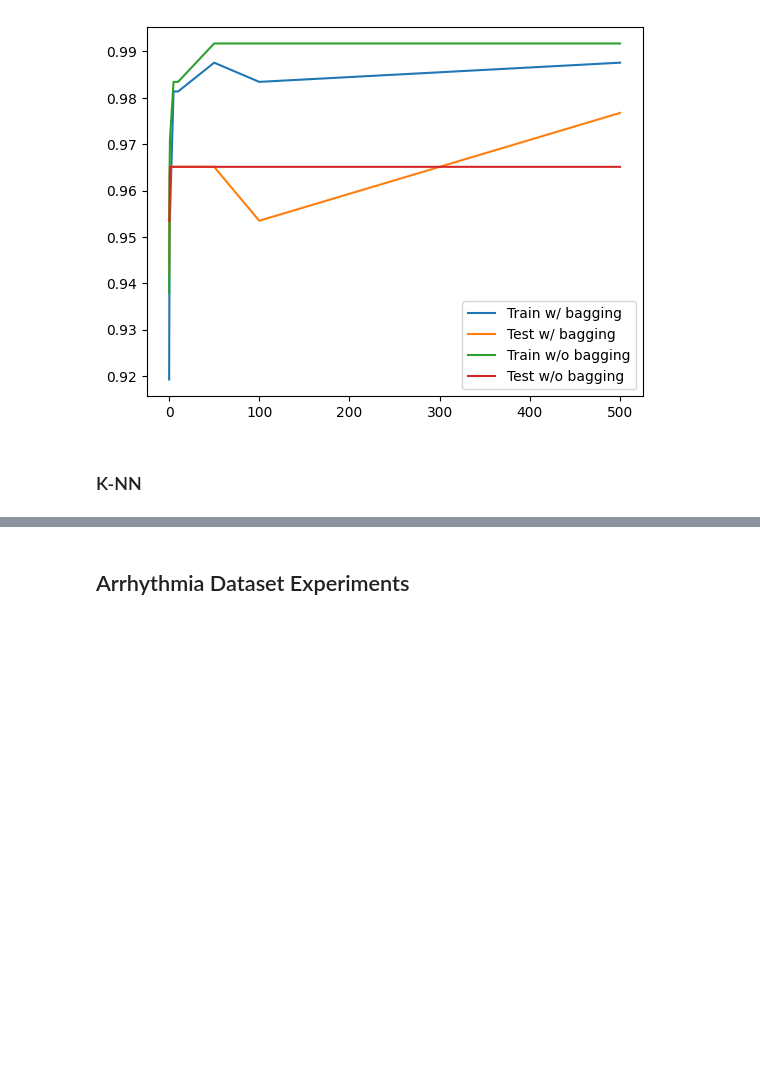
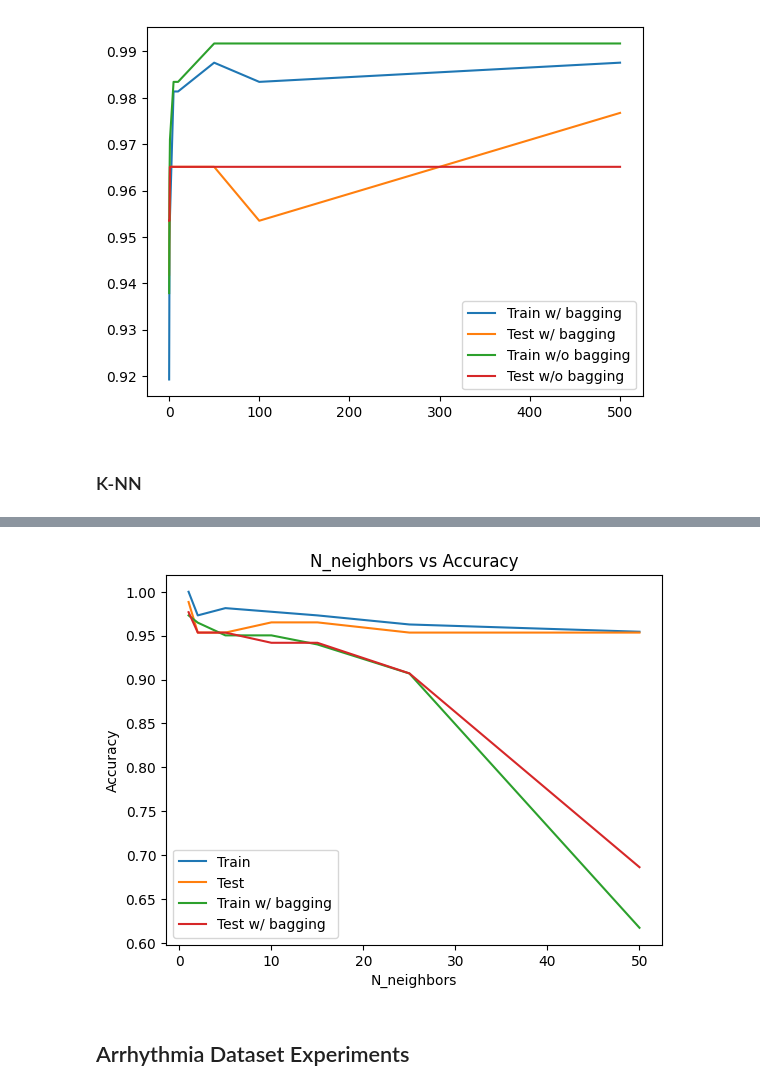
Before and after one commit to csci-567-project-KNQM/bagging-vs-boosting, a Jupyter notebook: main.ipynb, the cells around one changed output, grey strips where cells are left out. Cells and saved outputs as stored; diff of their text form; code cells hidden in the pictures; blank space fills up the shorter version.

Commit message:
Created two cases of kNN on WDBC w/ bagging

```diff
--- a/main.ipynb
+++ b/main.ipynb
@@ -24,14 +32,14 @@ def preprocess_data(X, y):
 dataset_names = ['wdbc', 'arrhythmia', 'darwin']
 dataset_arrays = []
 
-wdbc_data = pd.read_csv('./breast+cancer+wisconsin+diagnostic/wdbc.data', header=None).to_numpy()
+wdbc_data = pd.read_csv('/mnt/c/Users/joshi/USC/csci567-project/breast+cancer+wisconsin+diagnostic/wdbc.data', header=None).to_numpy()
 wdbc_X = wdbc_data[:, 2:31]
 wdbc_y = wdbc_data[:, 1]
 wdbc_processed_data = preprocess_data(wdbc_X, wdbc_y)
 dataset_arrays.append(wdbc_processed_data)
 
 
-arrythmia_data = pd.read_csv('./arrhythmia/arrhythmia.data', header=None).replace('?', np.nan).to_numpy()
+arrythmia_data = pd.read_csv('/mnt/c/Users/joshi/USC/csci567-project/arrhythmia/arrhythmia.data', header=None).replace('?', np.nan).to_numpy()
 # Fills in missing values
 imputer = SimpleImputer(missing_values=np.nan, strategy='mean')
 arrythmia_data = imputer.fit_transform(arrythmia_data)
@@ -398,7 +403,7 @@ Accuracy on train data: 0.9648033126293996
 Accuracy on test data: 0.9651162790697675
 # %%
-bagging_knn = BaggingClassifier(estimator=knn_wdbc, n_estimators=10, max_samples=60)
-bagging_knn.fit(wdbc_X_train, wdbc_y_train)
+bagging_knn = BaggingClassifier(estimator=knn_wdbc, n_estimators=10, max_samples=20)
+bagging_knn = bagging_knn.fit(wdbc_X_train, wdbc_y_train)
 print("Training accuracy of bagging kNN:",bagging_knn.score(wdbc_X_train, wdbc_y_train))
 print("Test accuracy of bagging kNN", bagging_knn.score(wdbc_X_test, wdbc_y_test))
 # %% [output]
@@ -406,0 +442,19 @@ Test accuracy of bagging kNN 0.8953488372093024
+# %%
+N_neighbors = [1,2,5,10,15,25,50]
+tr_acc = []
+te_acc = []
+bag_tr_acc = []
+bag_te_acc = []
+for n in N_neighbors:
+    knn = KNeighborsClassifier(n_neighbors=n)
+    knn.fit(wdbc_X_train, wdbc_y_train)
+    tr_acc.append(knn.score(wdbc_X_train, wdbc_y_train))
+    te_acc.append(knn.score(wdbc_X_test, wdbc_y_test))
+    bag_knn = BaggingClassifier(estimator=knn, n_estimators=20, max_samples=60)
+    bag_knn.fit(wdbc_X_train, wdbc_y_train)
+    bag_tr_acc.append(bag_knn.score(wdbc_X_train, wdbc_y_train))
+    bag_te_acc.append(bag_knn.score(wdbc_X_test, wdbc_y_test))
+print("Train Accuracy w/o bagging:", {N_neighbors[i]: np.round(tr_acc[i],3) for i in range(len(N_neighbors))})
+print("Test Accuracy w/o bagging:", {N_neighbors[i]: np.round(te_acc[i],3) for i in range(len(N_neighbors))})
+print("Test Accuracy w/ bagging:", {N_neighbors[i]: np.round(bag_tr_acc[i],3) for i in range(len(N_neighbors))})
+print("Test Accuracy w/ bagging:", {N_neighbors[i]: np.round(bag_tr_acc[i],3) for i in range(len(N_neighbors))})
@@ -407,3 +466,17 @@ Test accuracy of bagging kNN 0.8953488372093024
+# %%
+plt.plot(N_neighbors, tr_acc, label="Train")
+plt.plot(N_neighbors, te_acc, label="Test")
+plt.plot(N_neighbors, bag_tr_acc, label="Train w/ bagging")
+plt.plot(N_neighbors, bag_te_acc, label="Test w/ bagging")
+#Name the x axis N_neighbors
+
+plt.xlabel('N_neighbors')
+plt.ylabel('Accuracy')
+plt.title('N_neighbors vs Accuracy')
+plt.legend(loc='best')
+plt.show()
+# %% [output]
+[figure, added]
 # %% [markdown]
 ## Arrhythmia Dataset Experiments
 # %%
```
Also changed, not shown: parts of 13 cells of this notebook.
